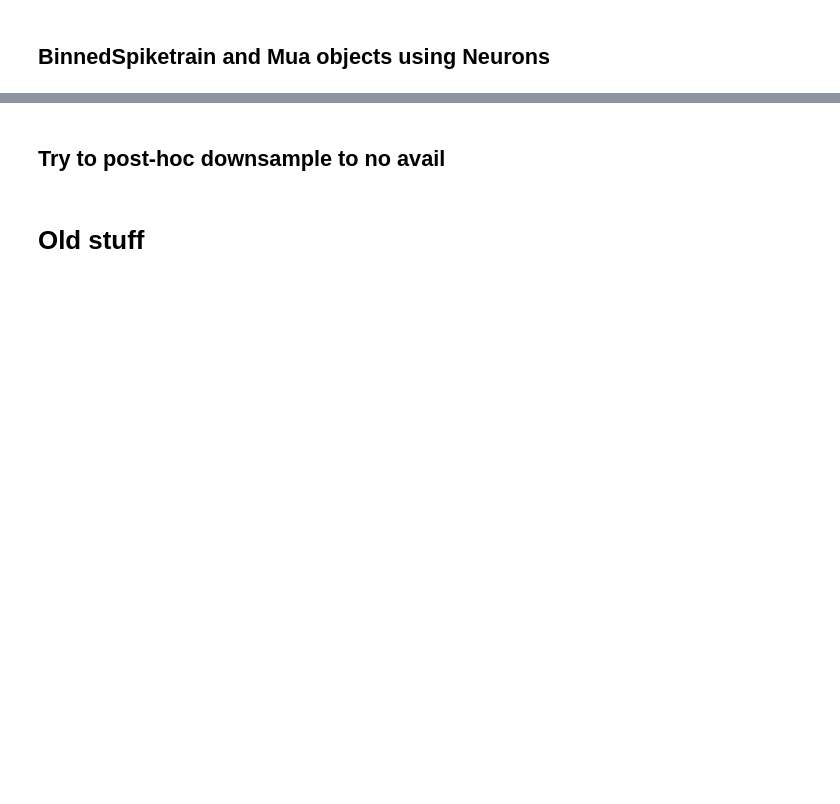
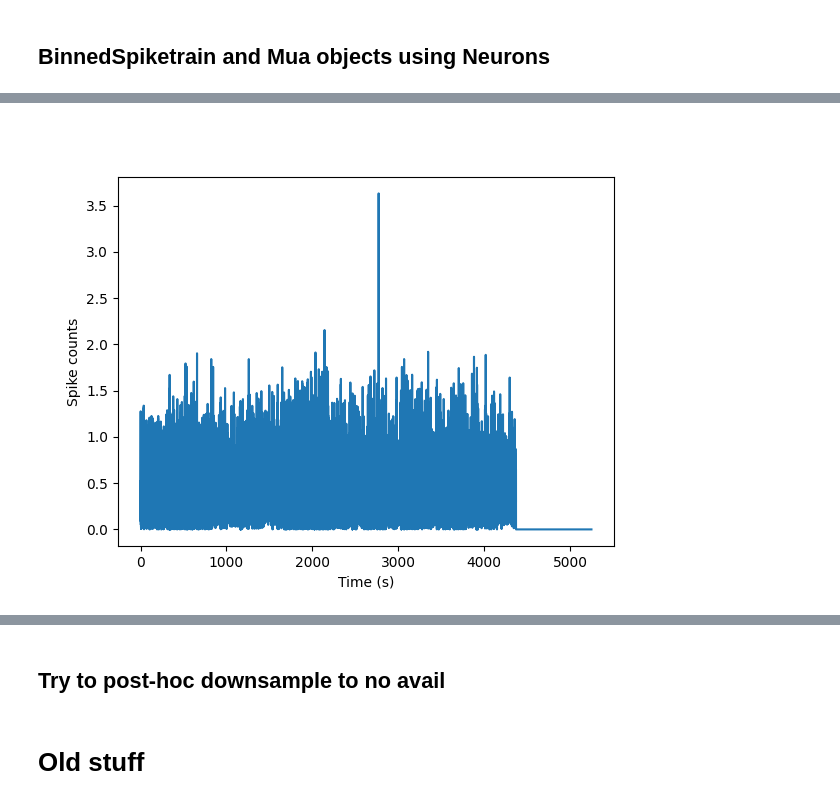
Before and after one commit to CommanderPho/NeuroPy, a Jupyter notebook: notebooks/pho_NeuroPy_pipeline.ipynb, the cells around one changed output, grey strips where cells are left out. Drawn from its saved outputs; the diff is of its cells as text; code cells hidden in the pictures; blank space fills up the shorter version.

```diff
--- a/notebooks/pho_NeuroPy_pipeline.ipynb
+++ b/notebooks/pho_NeuroPy_pipeline.ipynb
@@ -343,6 +393,8 @@ mua.save()
 # %%
 %matplotlib widget
-from neuropy import plotting
+from neuropy.plotting.spikes import plot_mua
 smth_mua = sess.mua.get_smoothed(sigma=0.02)
-plotting.plot_mua(smth_mua)
+plot_mua(smth_mua)
+# %% [output]
+[figure, added]
 # %%
```
Also changed, not shown: parts of 13 cells of this notebook.
